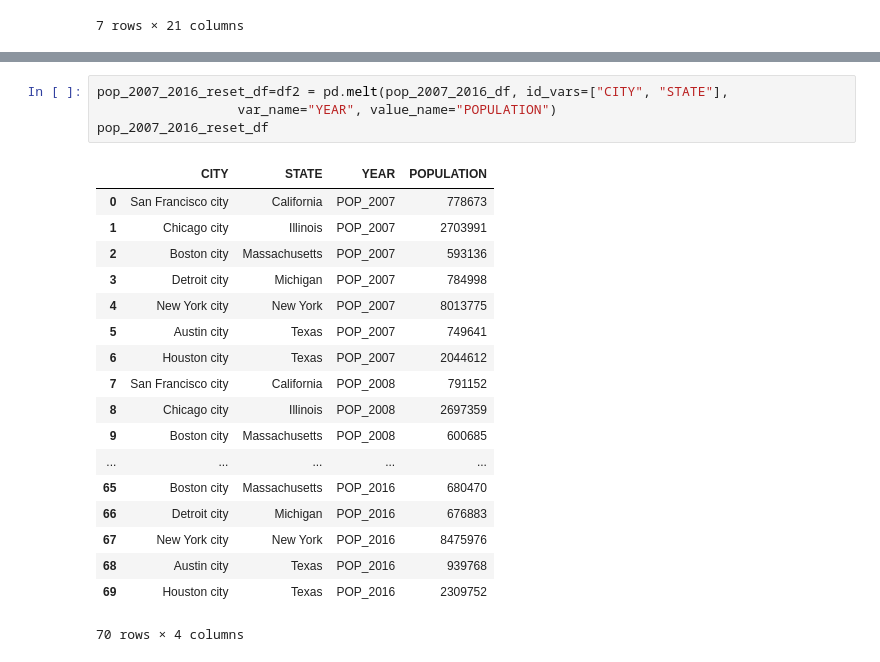
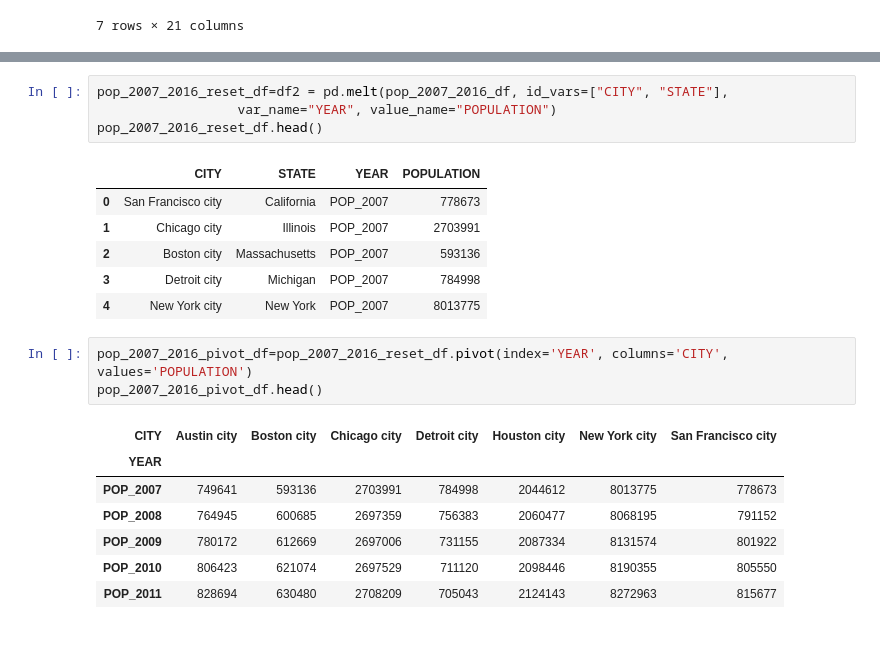
Before and after one commit to Yatish-Mullaji/Project---1, a Jupyter notebook: Population_data.ipynb, the cells around one changed output, grey strips where cells are left out. Cells and saved outputs as stored; diff of their text form.

```diff
--- a/Population_data.ipynb
+++ b/Population_data.ipynb
@@ -123,23 +125,22 @@ pop_2007_2016_df
 # %%
 pop_2007_2016_reset_df=df2 = pd.melt(pop_2007_2016_df, id_vars=["CITY", "STATE"],
                   var_name="YEAR", value_name="POPULATION")
-pop_2007_2016_reset_df
+pop_2007_2016_reset_df.head()
 # %% [output]
 |  | CITY | STATE | YEAR | POPULATION |
 | 0 | San Francisco city | California | POP_2007 | 778673 |
 | 1 | Chicago city | Illinois | POP_2007 | 2703991 |
 | 2 | Boston city | Massachusetts | POP_2007 | 593136 |
 | 3 | Detroit city | Michigan | POP_2007 | 784998 |
 | 4 | New York city | New York | POP_2007 | 8013775 |
-| 5 | Austin city | Texas | POP_2007 | 749641 |
-| 6 | Houston city | Texas | POP_2007 | 2044612 |
-| 7 | San Francisco city | California | POP_2008 | 791152 |
-| 8 | Chicago city | Illinois | POP_2008 | 2697359 |
-| 9 | Boston city | Massachusetts | POP_2008 | 600685 |
-| ... | ... | ... | ... | ... |
-| 65 | Boston city | Massachusetts | POP_2016 | 680470 |
-| 66 | Detroit city | Michigan | POP_2016 | 676883 |
-| 67 | New York city | New York | POP_2016 | 8475976 |
-| 68 | Austin city | Texas | POP_2016 | 939768 |
-| 69 | Houston city | Texas | POP_2016 | 2309752 |
-70 rows × 4 columns
+# %%
+pop_2007_2016_pivot_df=pop_2007_2016_reset_df.pivot(index='YEAR', columns='CITY', values='POPULATION')
+pop_2007_2016_pivot_df.head()
+# %% [output]
+| CITY | Austin city | Boston city | Chicago city | Detroit city | Houston city | New York city | San Francisco city |
+| YEAR |  |  |  |  |  |  |  |
+| POP_2007 | 749641 | 593136 | 2703991 | 784998 | 2044612 | 8013775 | 778673 |
+| POP_2008 | 764945 | 600685 | 2697359 | 756383 | 2060477 | 8068195 | 791152 |
+| POP_2009 | 780172 | 612669 | 2697006 | 731155 | 2087334 | 8131574 | 801922 |
+| POP_2010 | 806423 | 621074 | 2697529 | 711120 | 2098446 | 8190355 | 805550 |
+| POP_2011 | 828694 | 630480 | 2708209 | 705043 | 2124143 | 8272963 | 815677 |
```
Also changed, not shown: parts of 2 cells of this notebook.
